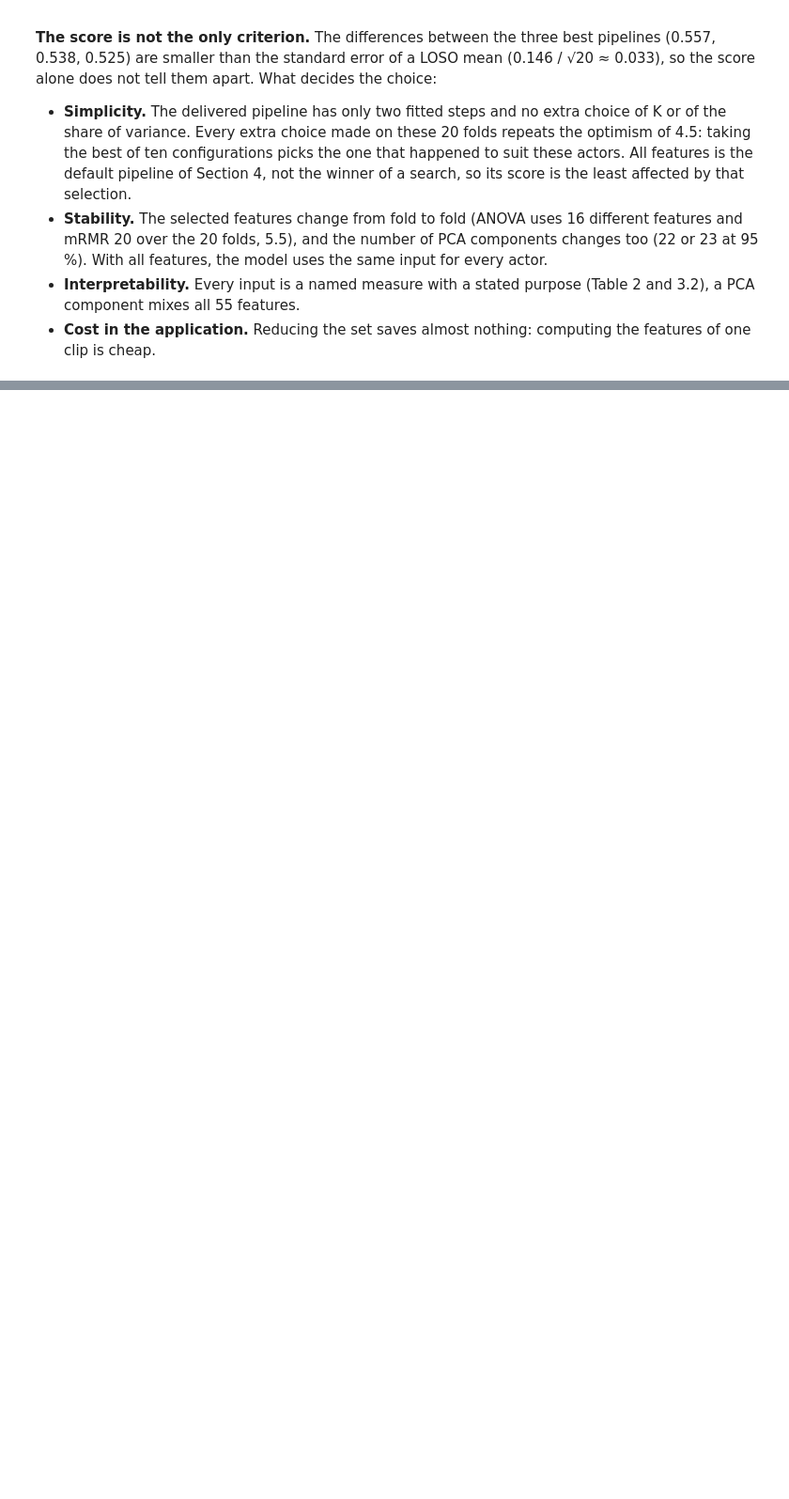
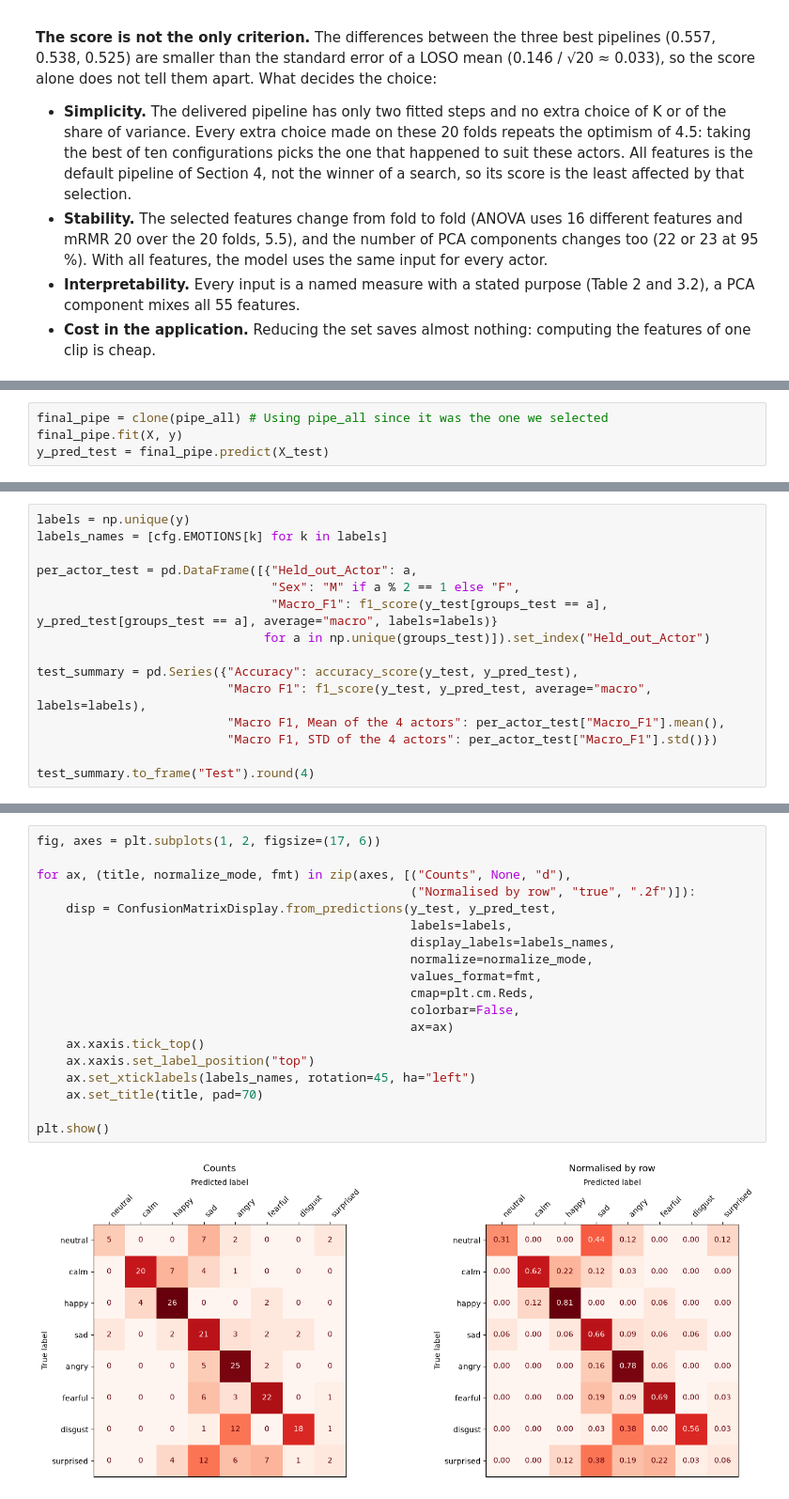
Before and after one commit to migasantunes/Emotion_Recognition, a Jupyter notebook: notebooks/05_selection_test.ipynb, the cells around one changed output, grey strips where cells are left out. Shown at 94% size. Drawn from its saved outputs; the diff is of its cells as text; blank space fills up the shorter version.

```diff
--- a/notebooks/05_selection_test.ipynb
+++ b/notebooks/05_selection_test.ipynb
@@ -543,0 +571,4 @@ Every configuration is evaluated under LOSO on the 20 development actors, with t
+# %%
+final_pipe = clone(pipe_all) # Using pipe_all since it was the one we selected
+final_pipe.fit(X, y)
+y_pred_test = final_pipe.predict(X_test)
@@ -543,0 +577,15 @@ Every configuration is evaluated under LOSO on the 20 development actors, with t
+# %%
+labels = np.unique(y)
+labels_names = [cfg.EMOTIONS[k] for k in labels]
+
+per_actor_test = pd.DataFrame([{"Held_out_Actor": a,
+                                "Sex": "M" if a % 2 == 1 else "F",
+                                "Macro_F1": f1_score(y_test[groups_test == a], y_pred_test[groups_test == a], average="macro", labels=labels)}
+                               for a in np.unique(groups_test)]).set_index("Held_out_Actor")
+
+test_summary = pd.Series({"Accuracy": accuracy_score(y_test, y_pred_test),
+                          "Macro F1": f1_score(y_test, y_pred_test, average="macro", labels=labels),
+                          "Macro F1, Mean of the 4 actors": per_actor_test["Macro_F1"].mean(),
+                          "Macro F1, STD of the 4 actors": per_actor_test["Macro_F1"].std()})
+
+test_summary.to_frame("Test").round(4)
@@ -543,0 +611,21 @@ Every configuration is evaluated under LOSO on the 20 development actors, with t
+# %%
+fig, axes = plt.subplots(1, 2, figsize=(17, 6))
+
+for ax, (title, normalize_mode, fmt) in zip(axes, [("Counts", None, "d"),
+                                                   ("Normalised by row", "true", ".2f")]):
+    disp = ConfusionMatrixDisplay.from_predictions(y_test, y_pred_test,
+                                                   labels=labels,
+                                                   display_labels=labels_names,
+                                                   normalize=normalize_mode,
+                                                   values_format=fmt,
+                                                   cmap=plt.cm.Reds,
+                                                   colorbar=False,
+                                                   ax=ax)
+    ax.xaxis.tick_top()
+    ax.xaxis.set_label_position("top")
+    ax.set_xticklabels(labels_names, rotation=45, ha="left")
+    ax.set_title(title, pad=70)
+
+plt.show()
+# %% [output]
+[figure, added]
```
Also changed, not shown: parts of 24 cells of this notebook.
